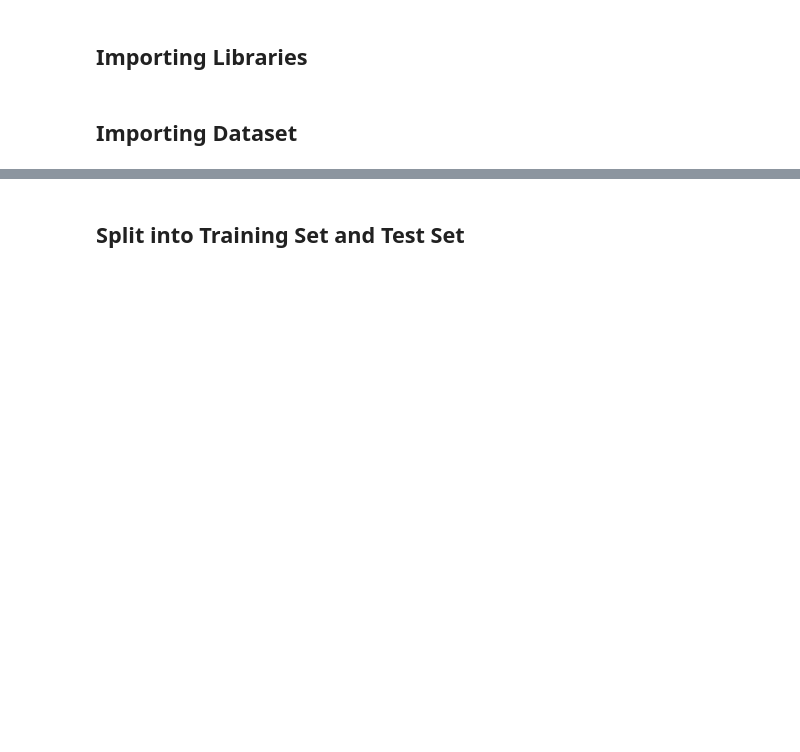
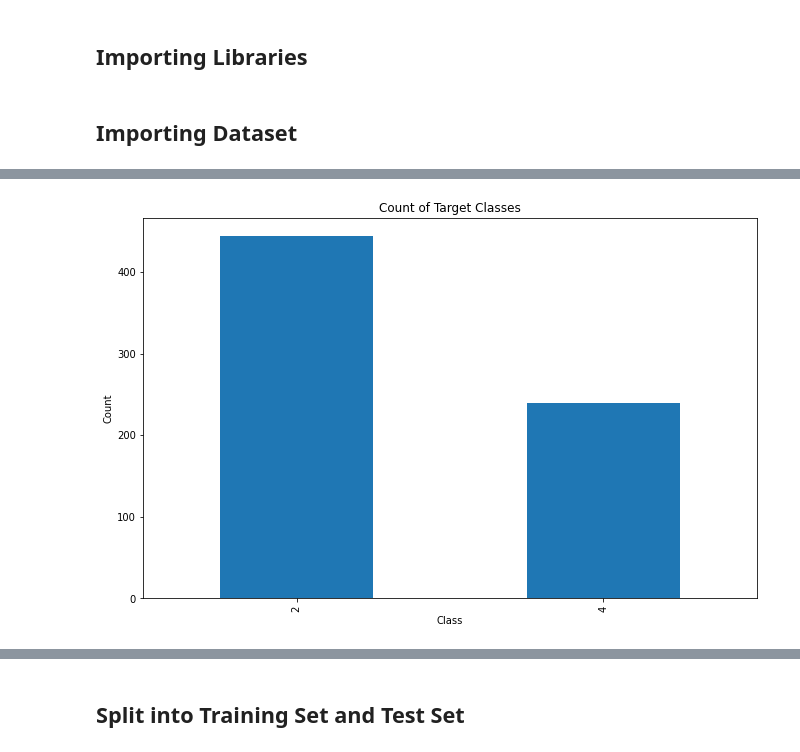
Before and after one commit to aryyawijaya/learn_ML, a Jupyter notebook: Classification/.Project/breast_cancer.ipynb, the cells around one changed output, grey strips where cells are left out. Drawn from its saved outputs; the diff is of its cells as text; code cells hidden in the pictures; blank space fills up the shorter version.

```diff
--- a/Classification/.Project/breast_cancer.ipynb
+++ b/Classification/.Project/breast_cancer.ipynb
@@ -19,0 +74,11 @@ df.head()
+# %%
+df['Class'].value_counts().plot(
+    kind='bar',
+    figsize=(11, 7),
+    title='Count of Target Classes',
+    xlabel='Class',
+    ylabel='Count'
+)
+plt.show()
+# %% [output]
+[figure, added]
```
Also changed, not shown: parts of 20 cells of this notebook.
